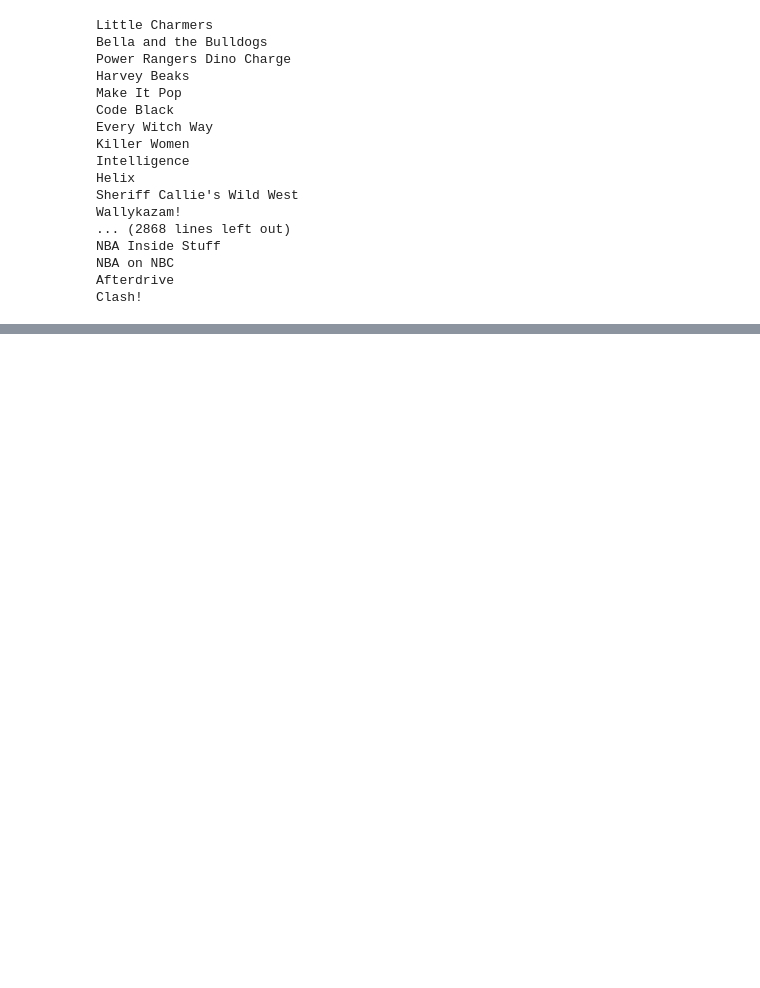
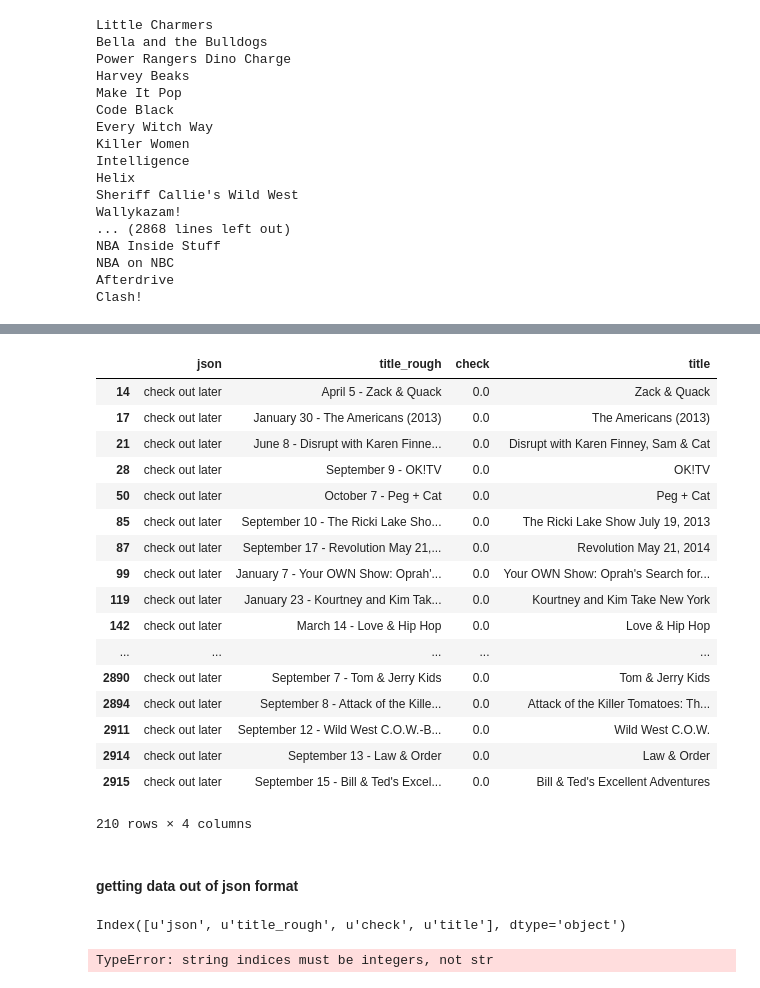
Before and after one commit to cgeppig/Will_My_Show_Get_Cancelled, a Jupyter notebook: Capstone Data Acquisition.ipynb, the cells around one changed output, grey strips where cells are left out. Cells and saved outputs as stored; diff of their text form; code cells hidden in the pictures; blank space fills up the shorter version.

Commit message:
preparing to parse json

```diff
--- a/Capstone Data Acquisition.ipynb
+++ b/Capstone Data Acquisition.ipynb
@@ -790,0 +822,27 @@ wikkiwikki.to_csv('scraped_data.csv')
+# %%
+wikkiwikki[wikkiwikki['json'] == 'check out later']
+# %% [output]
+|  | json | title_rough | check | title |
+| 14 | check out later | April 5 - Zack & Quack | 0.0 | Zack & Quack |
+| 17 | check out later | January 30 - The Americans (2013) | 0.0 | The Americans (2013) |
+| 21 | check out later | June 8 - Disrupt with Karen Finne... | 0.0 | Disrupt with Karen Finney, Sam & Cat |
+| 28 | check out later | September 9 - OK!TV | 0.0 | OK!TV |
+| 50 | check out later | October 7 - Peg + Cat | 0.0 | Peg + Cat |
+| 85 | check out later | September 10 - The Ricki Lake Sho... | 0.0 | The Ricki Lake Show July 19, 2013 |
+| 87 | check out later | September 17 - Revolution May 21,... | 0.0 | Revolution May 21, 2014 |
+| 99 | check out later | January 7 - Your OWN Show: Oprah'... | 0.0 | Your OWN Show: Oprah's Search for... |
+| 119 | check out later | January 23 - Kourtney and Kim Tak... | 0.0 | Kourtney and Kim Take New York |
+| 142 | check out later | March 14 - Love & Hip Hop | 0.0 | Love & Hip Hop |
+| ... | ... | ... | ... | ... |
+| 2890 | check out later | September 7 - Tom & Jerry Kids | 0.0 | Tom & Jerry Kids |
+| 2894 | check out later | September 8 - Attack of the Kille... | 0.0 | Attack of the Killer Tomatoes: Th... |
+| 2911 | check out later | September 12 - Wild West C.O.W.-B... | 0.0 | Wild West C.O.W. |
+| 2914 | check out later | September 13 - Law & Order | 0.0 | Law & Order |
+| 2915 | check out later | September 15 - Bill & Ted's Excel... | 0.0 | Bill & Ted's Excellent Adventures |
+210 rows × 4 columns
+# %% [markdown]
+#### getting data out of json format
+# %%
+wikkiwikki.columns
+# %% [output]
+Index([u'json', u'title_rough', u'check', u'title'], dtype='object')
@@ -790,0 +852,4 @@ wikkiwikki.to_csv('scraped_data.csv')
+# %%
+wikkiwikki['imdb_id'] = wikkiwikki['json'].apply(get_imdbid)
+# %% [output]
+TypeError: string indices must be integers, not str
```
Also changed, not shown: parts of 15 cells of this notebook.
